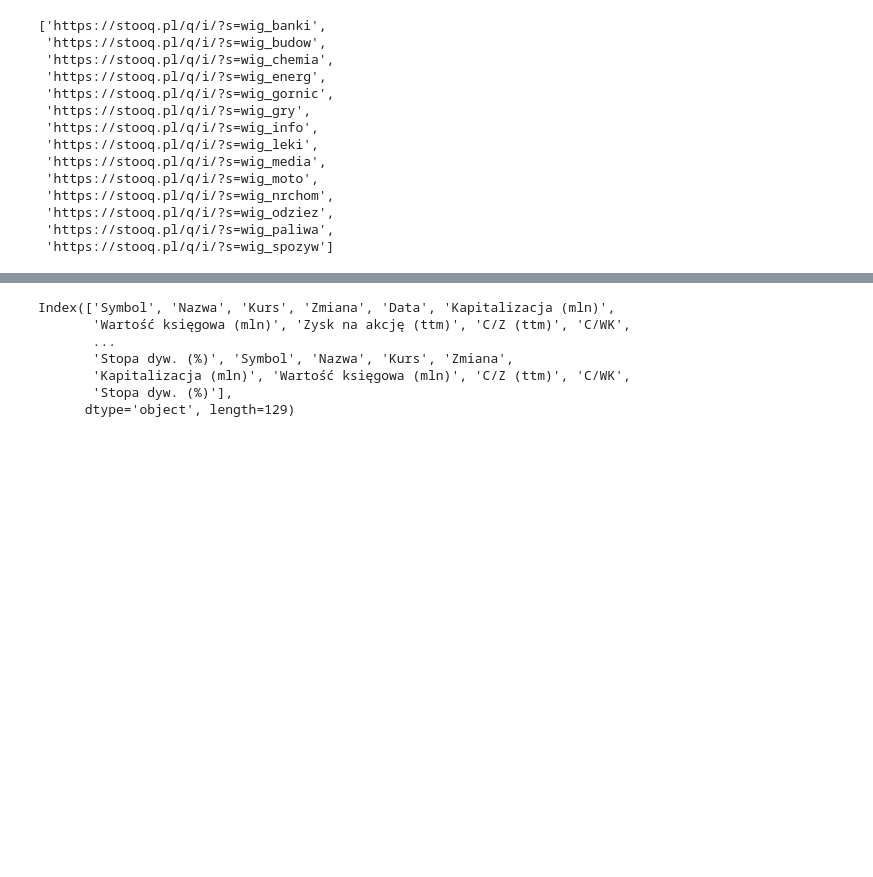
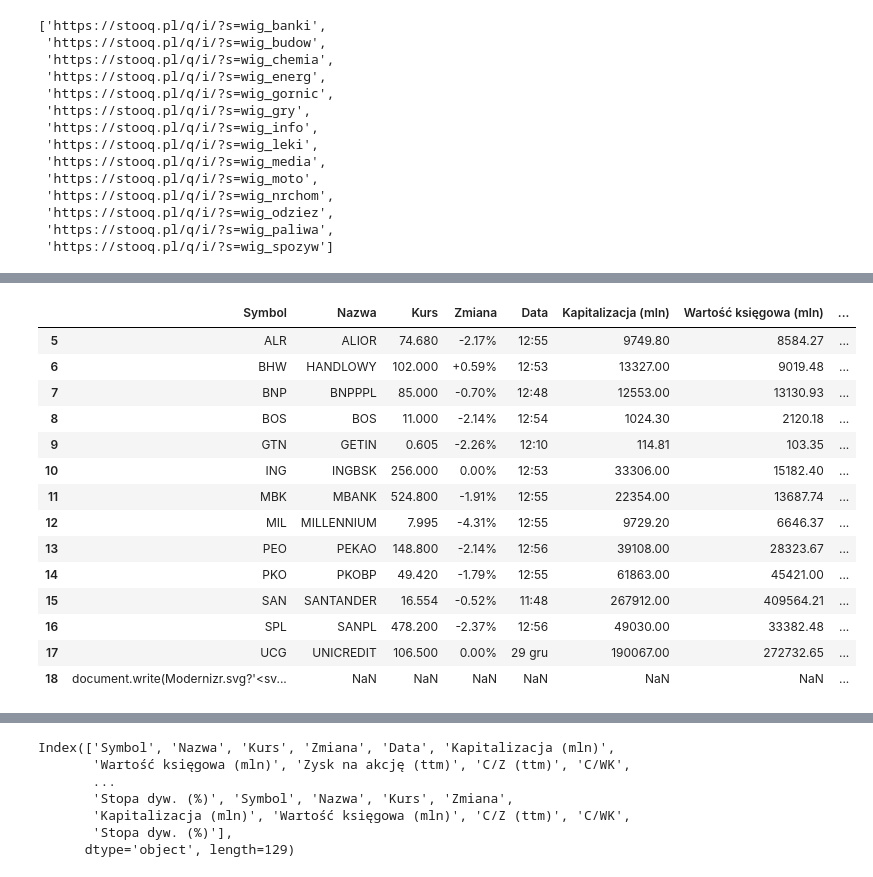
Before and after one commit to efemeryczny/network_analysis_wig, a Jupyter notebook: stooq_tickers_webscrape.ipynb, the cells around one changed output, grey strips where cells are left out. Cells and saved outputs as stored; diff of their text form; code cells hidden in the pictures; blank space fills up the shorter version.

```diff
--- a/stooq_tickers_webscrape.ipynb
+++ b/stooq_tickers_webscrape.ipynb
@@ -240,4 +268,23 @@ tickers_sectors
 | 18 | document.write(Modernizr.svg?'<sv... | NaN | NaN | NaN | NaN | NaN | NaN | ... |
+# %%
+tickers_sectors = tickers_sectors.dropna(subset=['Symbol'])
+tickers_sectors
+# %% [output]
+|  | Symbol | Nazwa | Kurs | Zmiana | Data | Kapitalizacja (mln) | Wartość księgowa (mln) | ... |
+| 5 | ALR | ALIOR | 74.680 | -2.17% | 12:55 | 9749.80 | 8584.27 | ... |
+| 6 | BHW | HANDLOWY | 102.000 | +0.59% | 12:53 | 13327.00 | 9019.48 | ... |
+| 7 | BNP | BNPPPL | 85.000 | -0.70% | 12:48 | 12553.00 | 13130.93 | ... |
+| 8 | BOS | BOS | 11.000 | -2.14% | 12:54 | 1024.30 | 2120.18 | ... |
+| 9 | GTN | GETIN | 0.605 | -2.26% | 12:10 | 114.81 | 103.35 | ... |
+| 10 | ING | INGBSK | 256.000 | 0.00% | 12:53 | 33306.00 | 15182.40 | ... |
+| 11 | MBK | MBANK | 524.800 | -1.91% | 12:55 | 22354.00 | 13687.74 | ... |
+| 12 | MIL | MILLENNIUM | 7.995 | -4.31% | 12:55 | 9729.20 | 6646.37 | ... |
+| 13 | PEO | PEKAO | 148.800 | -2.14% | 12:56 | 39108.00 | 28323.67 | ... |
+| 14 | PKO | PKOBP | 49.420 | -1.79% | 12:55 | 61863.00 | 45421.00 | ... |
+| 15 | SAN | SANTANDER | 16.554 | -0.52% | 11:48 | 267912.00 | 409564.21 | ... |
+| 16 | SPL | SANPL | 478.200 | -2.37% | 12:56 | 49030.00 | 33382.48 | ... |
+| 17 | UCG | UNICREDIT | 106.500 | 0.00% | 29 gru | 190067.00 | 272732.65 | ... |
+| 18 | document.write(Modernizr.svg?'<sv... | NaN | NaN | NaN | NaN | NaN | NaN | ... |
 # %%
 WIGUSIA = []
 
```
Also changed, not shown: parts of 4 cells of this notebook.
